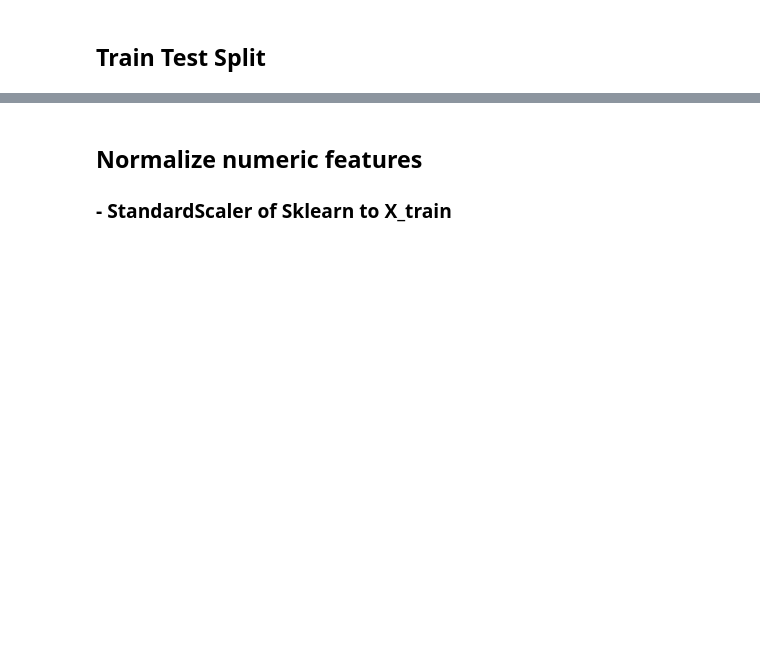
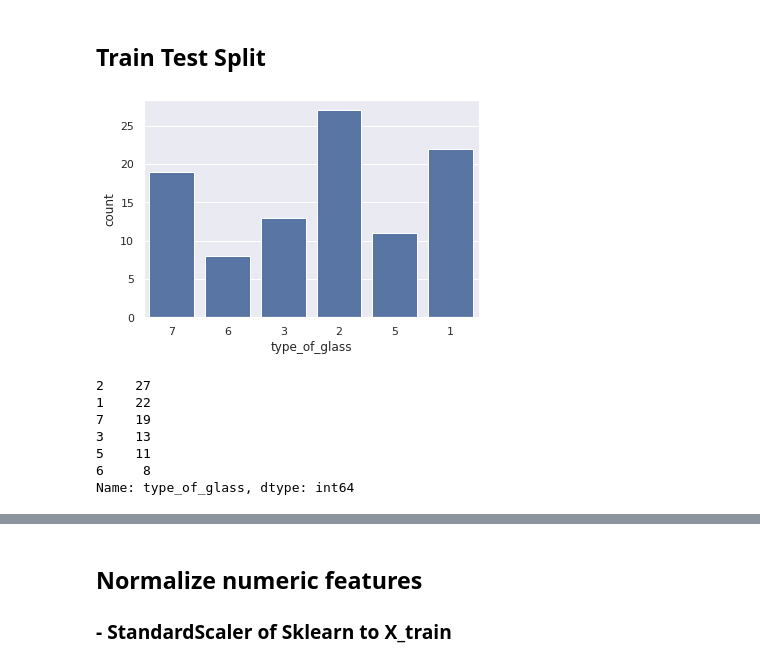
Before and after one commit to hecescam/IA3, a Jupyter notebook: Hunger_games.ipynb, the cells around one changed output, grey strips where cells are left out. Drawn from its saved outputs; the diff is of its cells as text; code cells hidden in the pictures; blank space fills up the shorter version.

```diff
--- a/Hunger_games.ipynb
+++ b/Hunger_games.ipynb
@@ -478,3 +478,17 @@ plt.show()
 # %%
 np.random.seed(123)
 X_train, X_test, y_train, y_test = train_test_split(X_clean, Y_clean, test_size=0.3)
+# %%
+sns.set_theme(style="darkgrid")
+sns.countplot(x=y_train['type_of_glass'],color='b')
+plt.show()
+print(pd.value_counts(y_train['type_of_glass'], sort = True))
+# %% [output]
+[figure, added]
+2    27
+1    22
+7    19
+3    13
+5    11
+6     8
+Name: type_of_glass, dtype: int64
```
Also changed, not shown: parts of 29 cells of this notebook.
